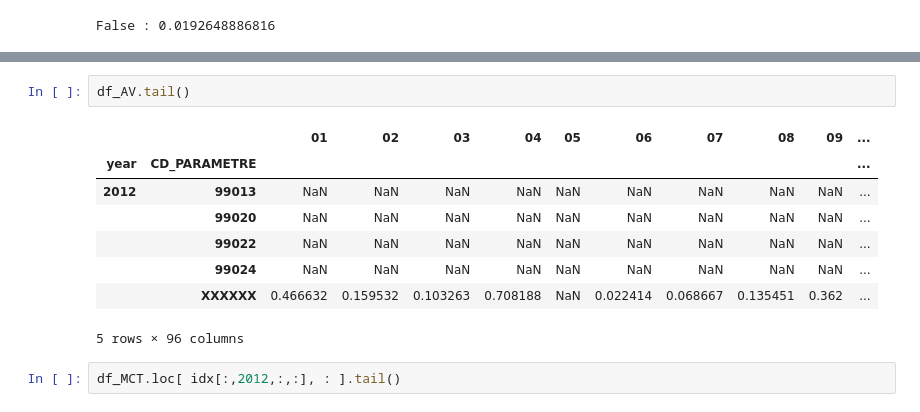
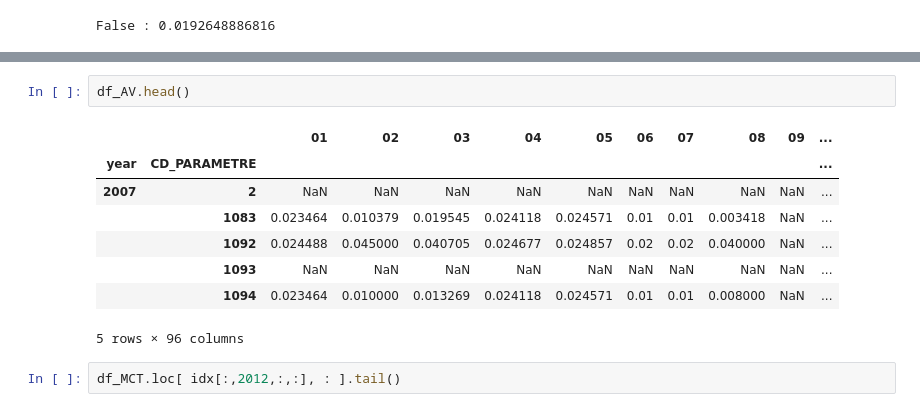
Before and after one commit to JulienParis/hydroviz, a Jupyter notebook: pesticides_analysis_03.ipynb, the cells around one changed output, grey strips where cells are left out. Drawn from its saved outputs; the diff is of its cells as text.

```diff
--- a/pesticides_analysis_03.ipynb
+++ b/pesticides_analysis_03.ipynb
@@ -1094,13 +1089,13 @@ print ">>>>>>>> AVERAGE MA --- FINISHED --- delta_time : %s" %(delta_time)
 # %%
-df_AV.tail()
+df_AV.head()
 # %% [output]
 |  |  | 01 | 02 | 03 | 04 | 05 | 06 | 07 | 08 | 09 | ... |
 | year | CD_PARAMETRE |  |  |  |  |  |  |  |  |  | ... |
-| 2012 | 99013 | NaN | NaN | NaN | NaN | NaN | NaN | NaN | NaN | NaN | ... |
-|  | 99020 | NaN | NaN | NaN | NaN | NaN | NaN | NaN | NaN | NaN | ... |
-|  | 99022 | NaN | NaN | NaN | NaN | NaN | NaN | NaN | NaN | NaN | ... |
-|  | 99024 | NaN | NaN | NaN | NaN | NaN | NaN | NaN | NaN | NaN | ... |
-|  | XXXXXX | 0.466632 | 0.159532 | 0.103263 | 0.708188 | NaN | 0.022414 | 0.068667 | 0.135451 | 0.362 | ... |
+| 2007 | 2 | NaN | NaN | NaN | NaN | NaN | NaN | NaN | NaN | NaN | ... |
+|  | 1083 | 0.023464 | 0.010379 | 0.019545 | 0.024118 | 0.024571 | 0.01 | 0.01 | 0.003418 | NaN | ... |
+|  | 1092 | 0.024488 | 0.045000 | 0.040705 | 0.024677 | 0.024857 | 0.02 | 0.02 | 0.040000 | NaN | ... |
+|  | 1093 | NaN | NaN | NaN | NaN | NaN | NaN | NaN | NaN | NaN | ... |
+|  | 1094 | 0.023464 | 0.010000 | 0.013269 | 0.024118 | 0.024571 | 0.01 | 0.01 | 0.008000 | NaN | ... |
 5 rows × 96 columns
 # %%
 df_MCT.loc[ idx[:,2012,:,:], : ].tail()
```
Also changed, not shown: parts of 17 cells of this notebook.
